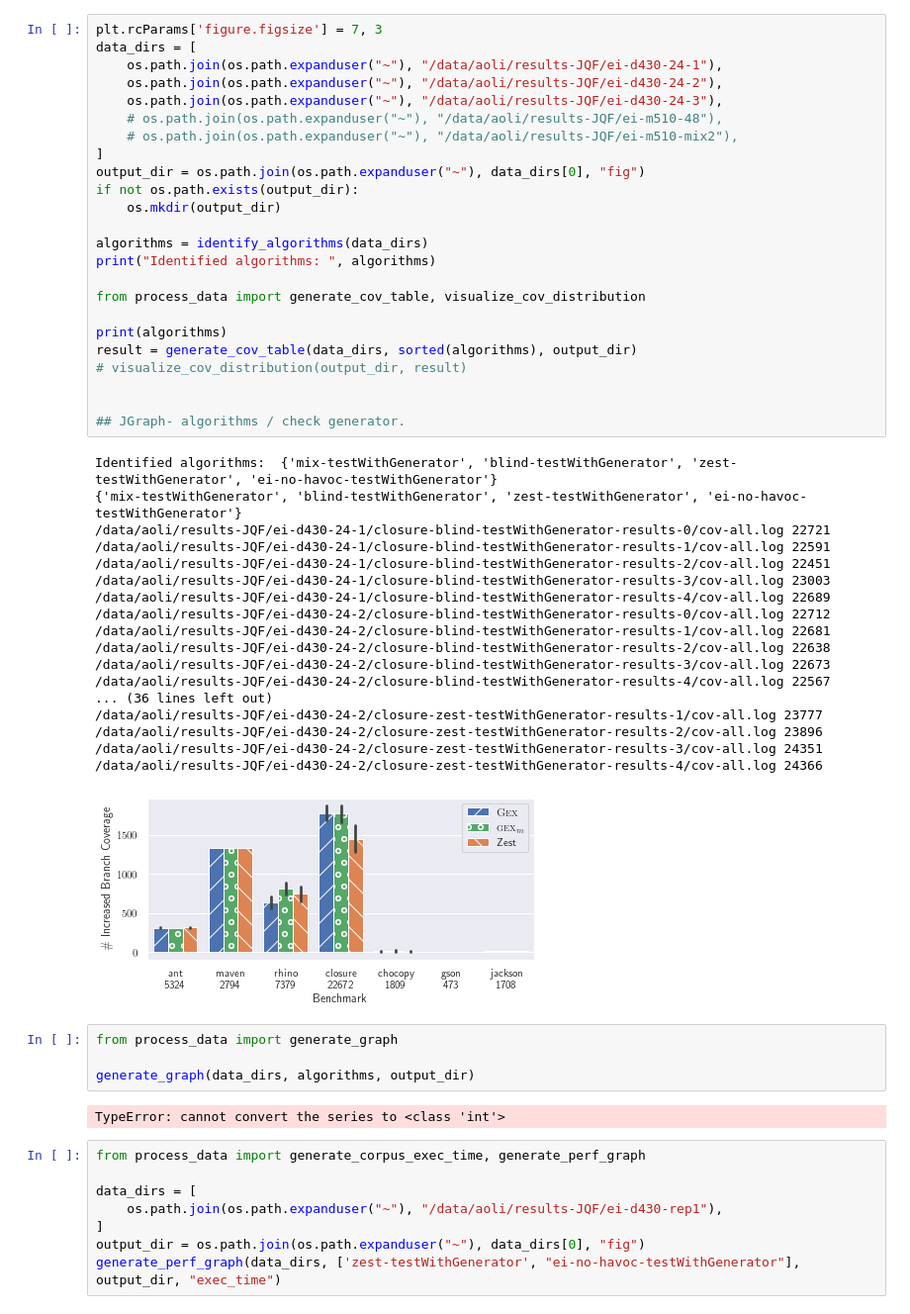
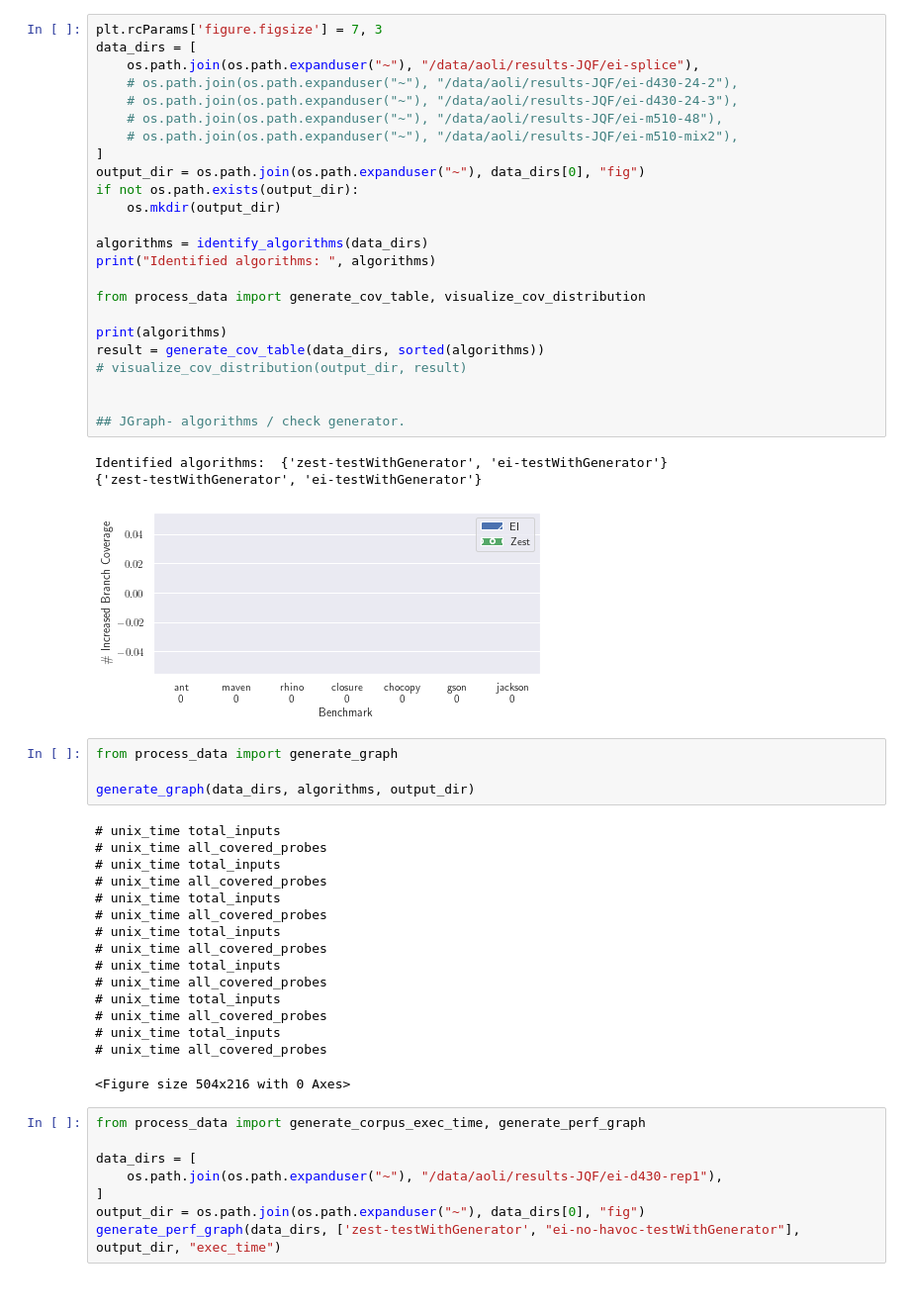
Before and after one commit to aoli-al/JQF-ei, a Jupyter notebook: scripts/experiments/ei/paper_figs.ipynb, the cells around one changed output. Shown at 99% size. Saved outputs shown, nothing was run; the diff lists cells and outputs as text.

```diff
--- a/scripts/experiments/ei/paper_figs.ipynb
+++ b/scripts/experiments/ei/paper_figs.ipynb
@@ -25,52 +28,51 @@ sns.set(rc={'text.usetex' : True})
 # %%
 plt.rcParams['figure.figsize'] = 7, 3
 data_dirs = [
-    os.path.join(os.path.expanduser("~"), "/data/aoli/results-JQF/ei-d430-24-1"),
-    os.path.join(os.path.expanduser("~"), "/data/aoli/results-JQF/ei-d430-24-2"),
-    os.path.join(os.path.expanduser("~"), "/data/aoli/results-JQF/ei-d430-24-3"),
+    os.path.join(os.path.expanduser("~"), "/data/aoli/results-JQF/ei-splice"),
+    # os.path.join(os.path.expanduser("~"), "/data/aoli/results-JQF/ei-d430-24-2"),
+    # os.path.join(os.path.expanduser("~"), "/data/aoli/results-JQF/ei-d430-24-3"),
     # os.path.join(os.path.expanduser("~"), "/data/aoli/results-JQF/ei-m510-48"),
     # os.path.join(os.path.expanduser("~"), "/data/aoli/results-JQF/ei-m510-mix2"),
 ]
 output_dir = os.path.join(os.path.expanduser("~"), data_dirs[0], "fig")
 if not os.path.exists(output_dir):
     os.mkdir(output_dir)
 
 algorithms = identify_algorithms(data_dirs)
 print("Identified algorithms: ", algorithms)
 
 from process_data import generate_cov_table, visualize_cov_distribution
 
 print(algorithms)
-result = generate_cov_table(data_dirs, sorted(algorithms), output_dir)
+result = generate_cov_table(data_dirs, sorted(algorithms))
 # visualize_cov_distribution(output_dir, result)
 
 
 ## JGraph- algorithms / check generator.
 # %% [output]
-Identified algorithms:  {'mix-testWithGenerator', 'blind-testWithGenerator', 'zest-testWithGenerator', 'ei-no-havoc-testWithGenerator'}
-{'mix-testWithGenerator', 'blind-testWithGenerator', 'zest-testWithGenerator', 'ei-no-havoc-testWithGenerator'}
-/data/aoli/results-JQF/ei-d430-24-1/closure-blind-testWithGenerator-results-0/cov-all.log 22721
-/data/aoli/results-JQF/ei-d430-24-1/closure-blind-testWithGenerator-results-1/cov-all.log 22591
-/data/aoli/results-JQF/ei-d430-24-1/closure-blind-testWithGenerator-results-2/cov-all.log 22451
-/data/aoli/results-JQF/ei-d430-24-1/closure-blind-testWithGenerator-results-3/cov-all.log 23003
-/data/aoli/results-JQF/ei-d430-24-1/closure-blind-testWithGenerator-results-4/cov-all.log 22689
-/data/aoli/results-JQF/ei-d430-24-2/closure-blind-testWithGenerator-results-0/cov-all.log 22712
-/data/aoli/results-JQF/ei-d430-24-2/closure-blind-testWithGenerator-results-1/cov-all.log 22681
-/data/aoli/results-JQF/ei-d430-24-2/closure-blind-testWithGenerator-results-2/cov-all.log 22638
-/data/aoli/results-JQF/ei-d430-24-2/closure-blind-testWithGenerator-results-3/cov-all.log 22673
-/data/aoli/results-JQF/ei-d430-24-2/closure-blind-testWithGenerator-results-4/cov-all.log 22567
-... (36 lines left out)
-/data/aoli/results-JQF/ei-d430-24-2/closure-zest-testWithGenerator-results-1/cov-all.log 23777
-/data/aoli/results-JQF/ei-d430-24-2/closure-zest-testWithGenerator-results-2/cov-all.log 23896
-/data/aoli/results-JQF/ei-d430-24-2/closure-zest-testWithGenerator-results-3/cov-all.log 24351
-/data/aoli/results-JQF/ei-d430-24-2/closure-zest-testWithGenerator-results-4/cov-all.log 24366
+Identified algorithms:  {'zest-testWithGenerator', 'ei-testWithGenerator'}
+{'zest-testWithGenerator', 'ei-testWithGenerator'}
-[figure, old version]
+[figure, new version]
 # %%
 from process_data import generate_graph
 
 generate_graph(data_dirs, algorithms, output_dir)
 # %% [output]
-TypeError: cannot convert the series to <class 'int'>
+# unix_time total_inputs
+# unix_time all_covered_probes
+# unix_time total_inputs
+# unix_time all_covered_probes
+# unix_time total_inputs
+# unix_time all_covered_probes
+# unix_time total_inputs
+# unix_time all_covered_probes
+# unix_time total_inputs
+# unix_time all_covered_probes
+# unix_time total_inputs
+# unix_time all_covered_probes
+# unix_time total_inputs
+# unix_time all_covered_probes
+<Figure size 504x216 with 0 Axes>
 # %%
 from process_data import generate_corpus_exec_time, generate_perf_graph
 
```
Also changed, not shown: parts of 1 cell of this notebook, 2 other files.
